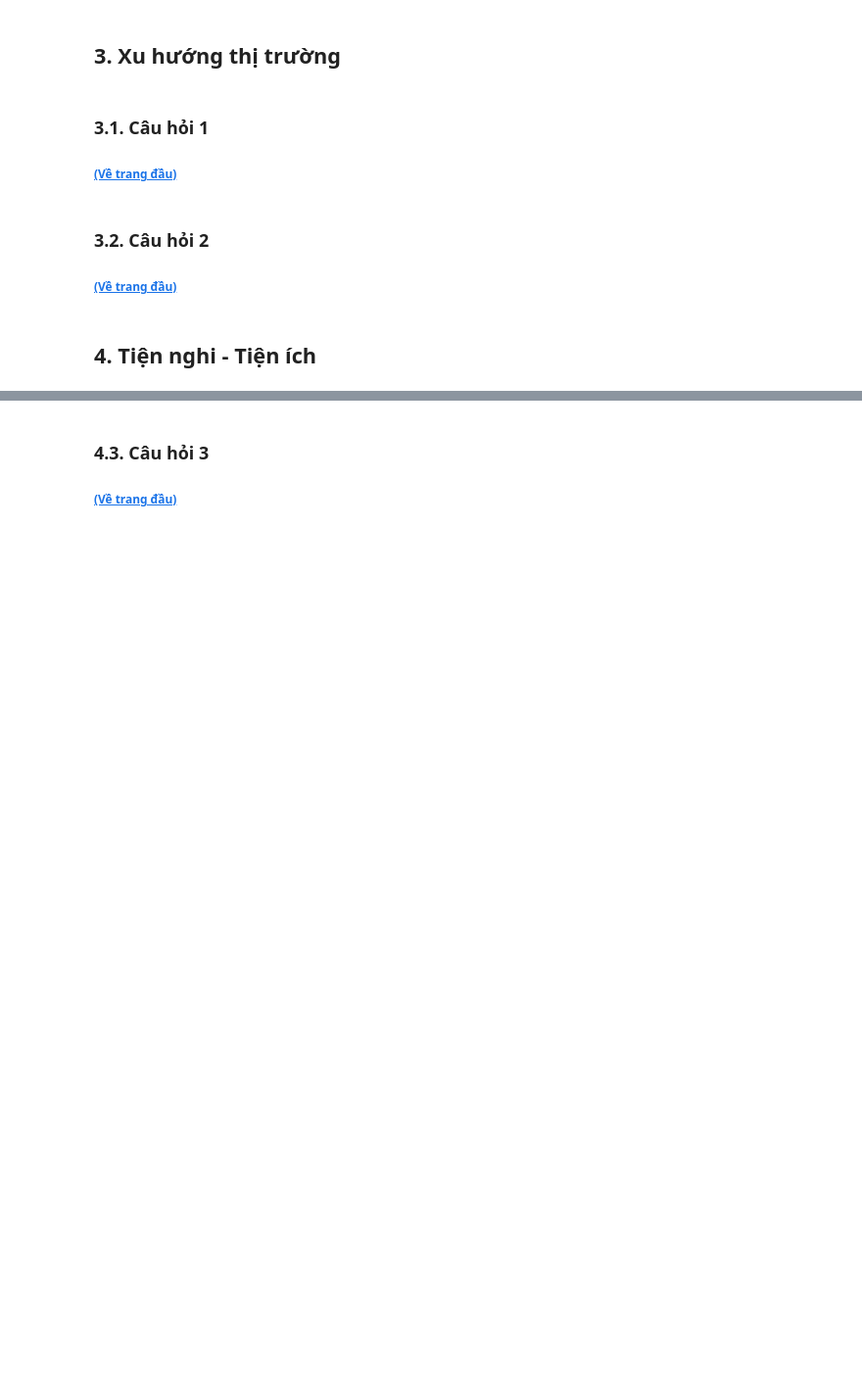
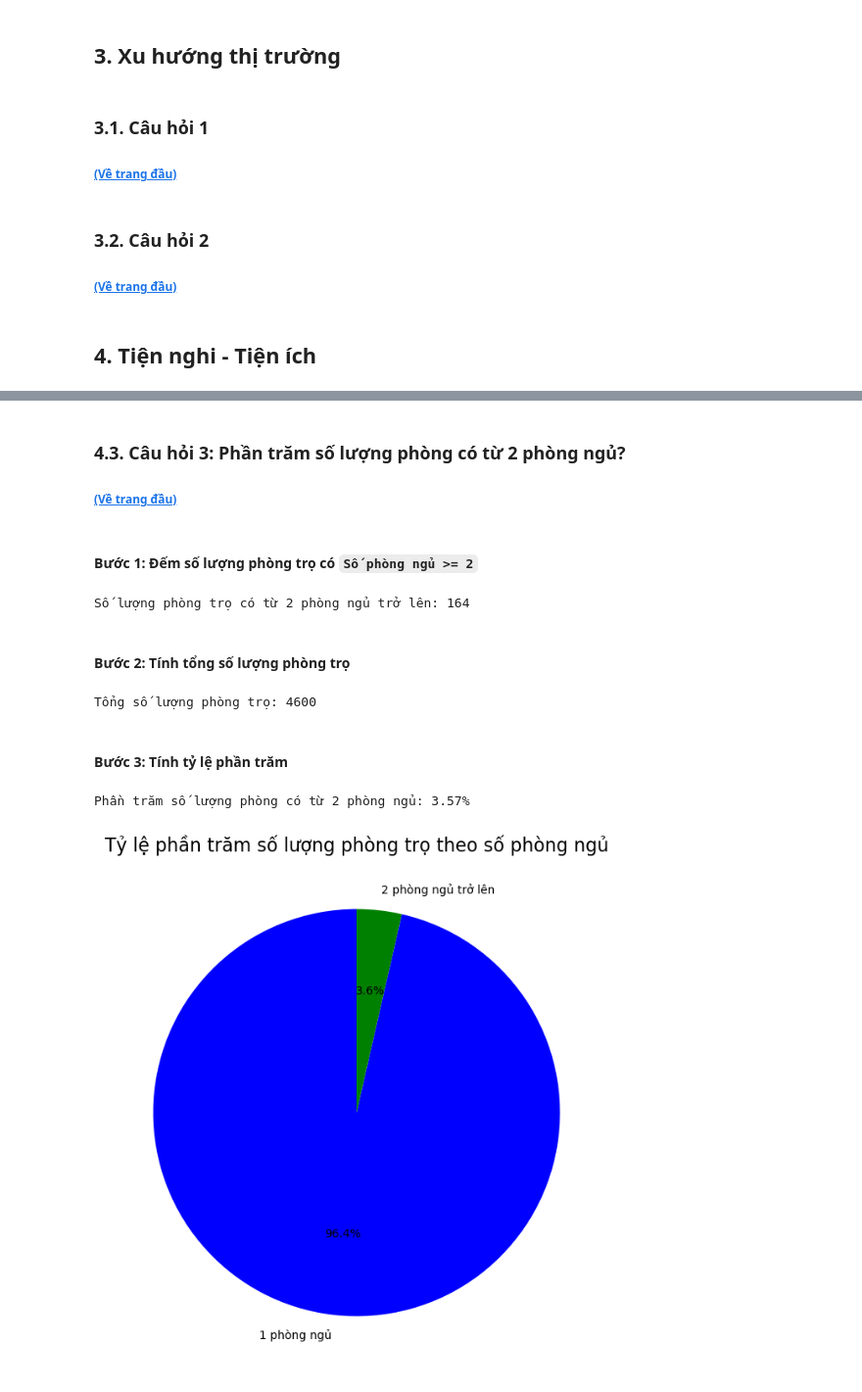
Before and after one commit to HoanggNguyen/DS_FinalProject, a Jupyter notebook: Question_Answer.ipynb, the cells around one changed output, grey strips where cells are left out. Shown at 98% size. Saved outputs shown, nothing was run; the diff lists cells and outputs as text; code cells hidden in the pictures; blank space fills up the shorter version.

```diff
--- a/Question_Answer.ipynb
+++ b/Question_Answer.ipynb
@@ -76,3 +278,39 @@
 # %% [markdown]
-### 4.3. Câu hỏi 3   <a id="4-question-3"></a>
+### 4.3. Câu hỏi 3: Phần trăm số lượng phòng có từ 2 phòng ngủ?   <a id="4-question-3"></a>
 ###### [(Về trang đầu)](#content)
+# %% [markdown]
+#### Bước 1: Đếm số lượng phòng trọ có `Số phòng ngủ >= 2`
+# %%
+so_phong_tu_2_phong_ngu = df[df['Số phòng ngủ'] >= 2].shape[0]
+print("Số lượng phòng trọ có từ 2 phòng ngủ trở lên:", so_phong_tu_2_phong_ngu)
+# %% [output]
+Số lượng phòng trọ có từ 2 phòng ngủ trở lên: 164
+# %% [markdown]
+#### Bước 2: Tính tổng số lượng phòng trọ
+# %%
+tong_so_phong_tro = df.shape[0]
+print("Tổng số lượng phòng trọ:", tong_so_phong_tro)
+# %% [output]
+Tổng số lượng phòng trọ: 4600
+# %% [markdown]
+#### Bước 3: Tính tỷ lệ phần trăm
+# %%
+phan_tram = (so_phong_tu_2_phong_ngu / tong_so_phong_tro) * 100
+print(f"Phần trăm số lượng phòng có từ 2 phòng ngủ: {phan_tram:.2f}%")
+# %% [output]
+Phần trăm số lượng phòng có từ 2 phòng ngủ: 3.57%
+# %%
+so_phong_tro_1 = df[df['Số phòng ngủ'] == 1].shape[0]
+so_phong_tro_2_or_more = df[df['Số phòng ngủ'] >= 2].shape[0]
+
+labels = ['1 phòng ngủ', '2 phòng ngủ trở lên']
+values = [so_phong_tro_1, so_phong_tro_2_or_more]
+
+plt.figure(figsize=(8, 8))
+plt.pie(values, labels=labels, autopct='%1.1f%%', startangle=90, colors=['blue', 'green'])
+
+plt.title("Tỷ lệ phần trăm số lượng phòng trọ theo số phòng ngủ", fontsize=16)
+
+plt.show()
+# %% [output]
+[figure, added]
```
Also changed, not shown: parts of 22 cells of this notebook.
